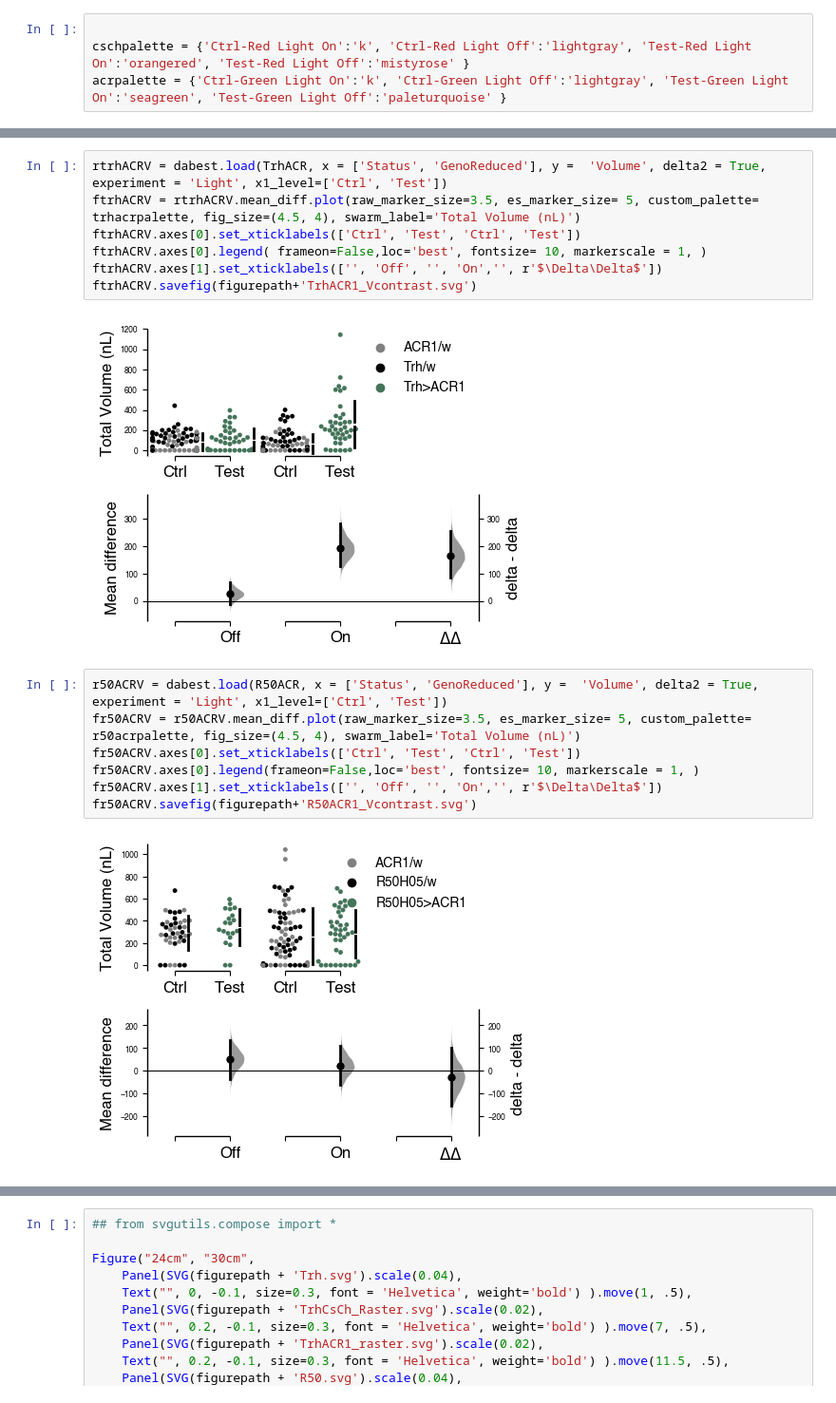
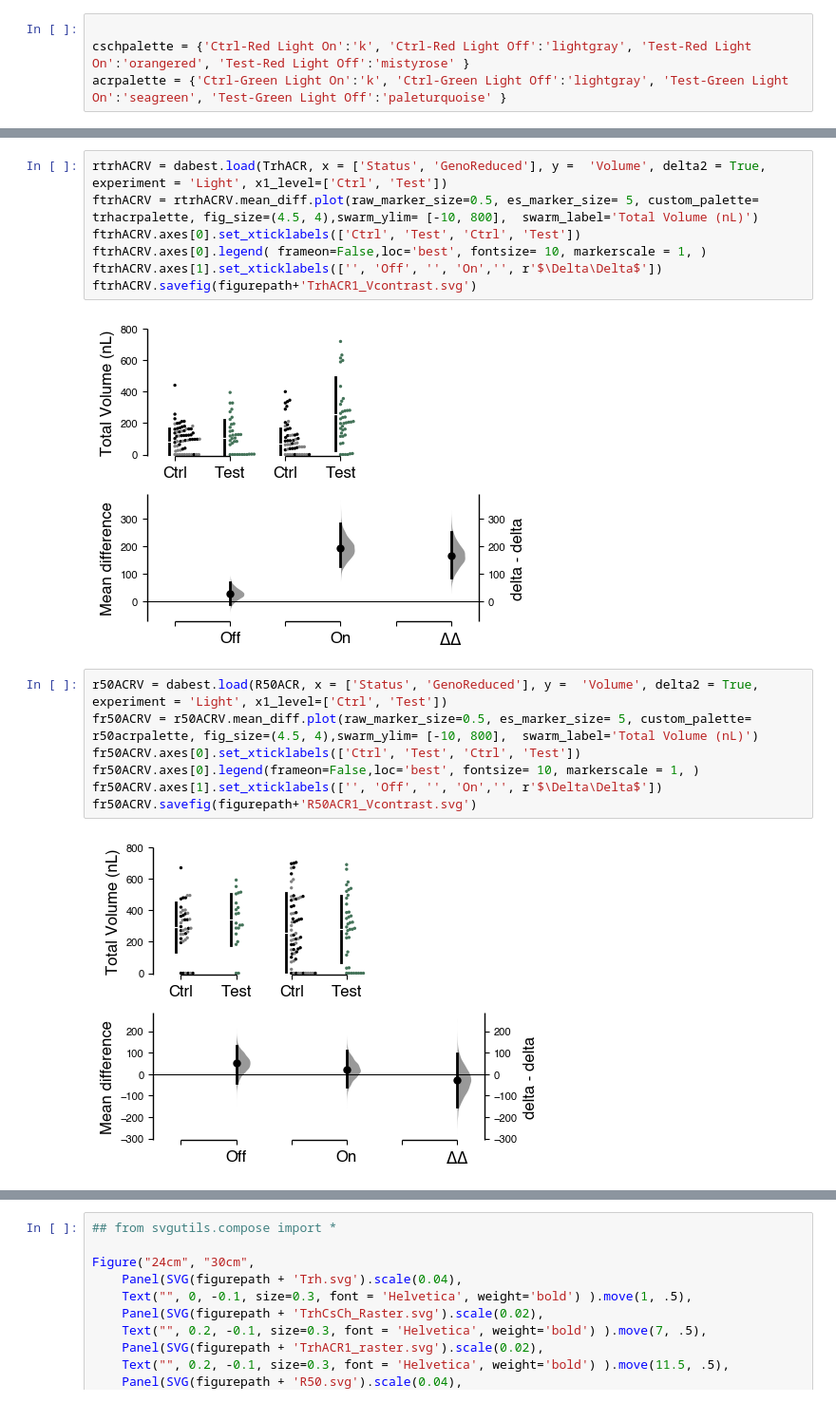
Before and after one commit to sangyu/Holophenotype5HT, a Jupyter notebook: nbs/01_Figures/02_Trh Feeding.ipynb, the cells around one changed output, grey strips where cells are left out. Shown at 95% size. Drawn from its saved outputs; the diff is of its cells as text.

```diff
--- a/nbs/01_Figures/02_Trh Feeding.ipynb
+++ b/nbs/01_Figures/02_Trh Feeding.ipynb
@@ -139,20 +147,20 @@ fr50CsChV.savefig(figurepath+'R50CsCh_Vcontrast.svg')
 # %%
 rtrhACRV = dabest.load(TrhACR, x = ['Status', 'GenoReduced'], y =  'Volume', delta2 = True, experiment = 'Light', x1_level=['Ctrl', 'Test'])
-ftrhACRV = rtrhACRV.mean_diff.plot(raw_marker_size=3.5, es_marker_size= 5, custom_palette= trhacrpalette, fig_size=(4.5, 4), swarm_label='Total Volume (nL)')
+ftrhACRV = rtrhACRV.mean_diff.plot(raw_marker_size=0.5, es_marker_size= 5, custom_palette= trhacrpalette, fig_size=(4.5, 4),swarm_ylim= [-10, 800],  swarm_label='Total Volume (nL)')
 ftrhACRV.axes[0].set_xticklabels(['Ctrl', 'Test', 'Ctrl', 'Test'])
 ftrhACRV.axes[0].legend( frameon=False,loc='best', fontsize= 10, markerscale = 1, )
 ftrhACRV.axes[1].set_xticklabels(['', 'Off', '', 'On','', r'$\Delta\Delta$'])
 ftrhACRV.savefig(figurepath+'TrhACR1_Vcontrast.svg')
 # %% [output]
-[figure, old version]
+[figure, new version]
 # %%
 r50ACRV = dabest.load(R50ACR, x = ['Status', 'GenoReduced'], y =  'Volume', delta2 = True, experiment = 'Light', x1_level=['Ctrl', 'Test'])
-fr50ACRV = r50ACRV.mean_diff.plot(raw_marker_size=3.5, es_marker_size= 5, custom_palette= r50acrpalette, fig_size=(4.5, 4), swarm_label='Total Volume (nL)')
+fr50ACRV = r50ACRV.mean_diff.plot(raw_marker_size=0.5, es_marker_size= 5, custom_palette= r50acrpalette, fig_size=(4.5, 4),swarm_ylim= [-10, 800],  swarm_label='Total Volume (nL)')
 fr50ACRV.axes[0].set_xticklabels(['Ctrl', 'Test', 'Ctrl', 'Test'])
 fr50ACRV.axes[0].legend(frameon=False,loc='best', fontsize= 10, markerscale = 1, )
 fr50ACRV.axes[1].set_xticklabels(['', 'Off', '', 'On','', r'$\Delta\Delta$'])
 fr50ACRV.savefig(figurepath+'R50ACR1_Vcontrast.svg')
 # %% [output]
-[figure, old version]
+[figure, new version]
 # %%
 TrhCsCh.columns
```
Also changed, not shown: parts of 13 cells of this notebook, 3 other files.
